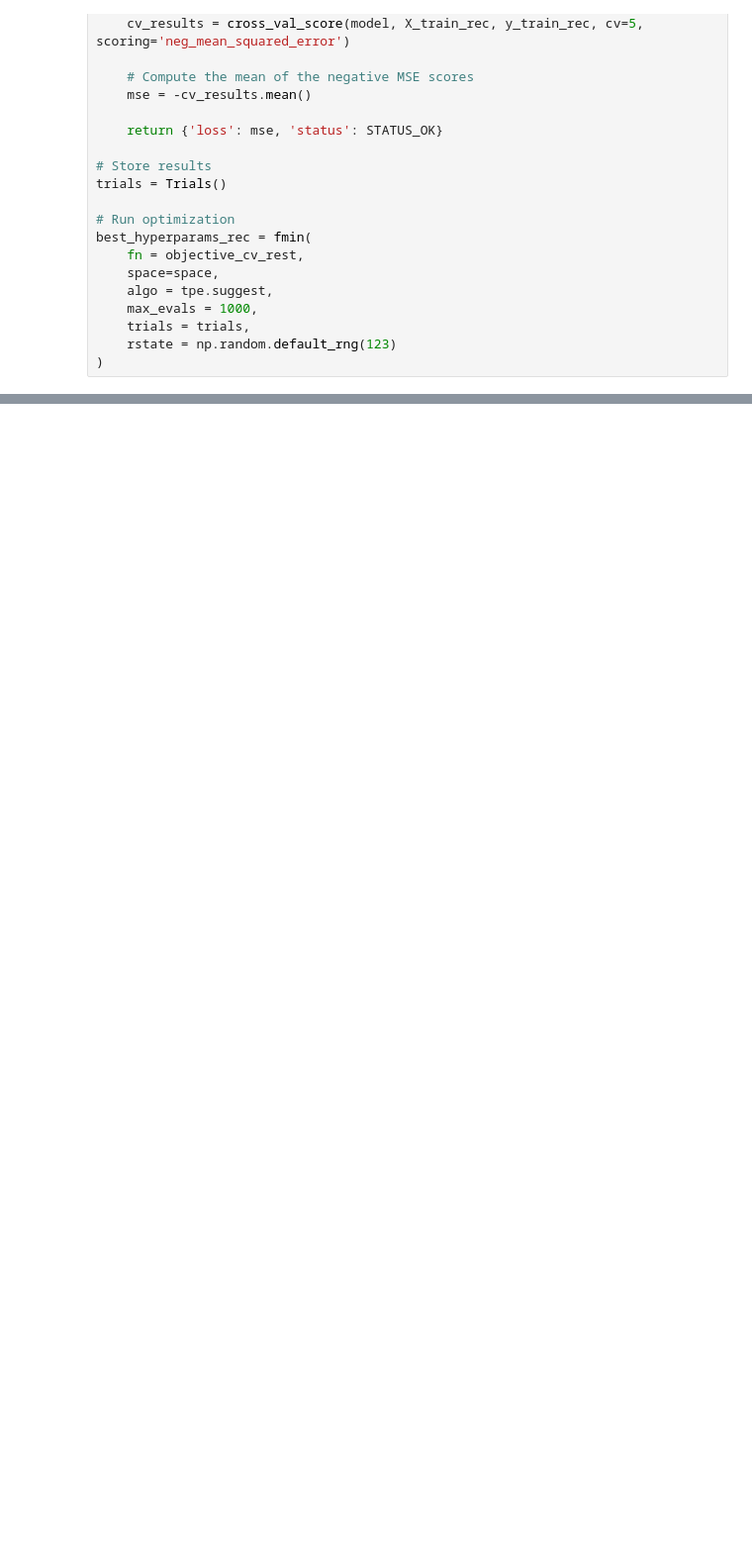
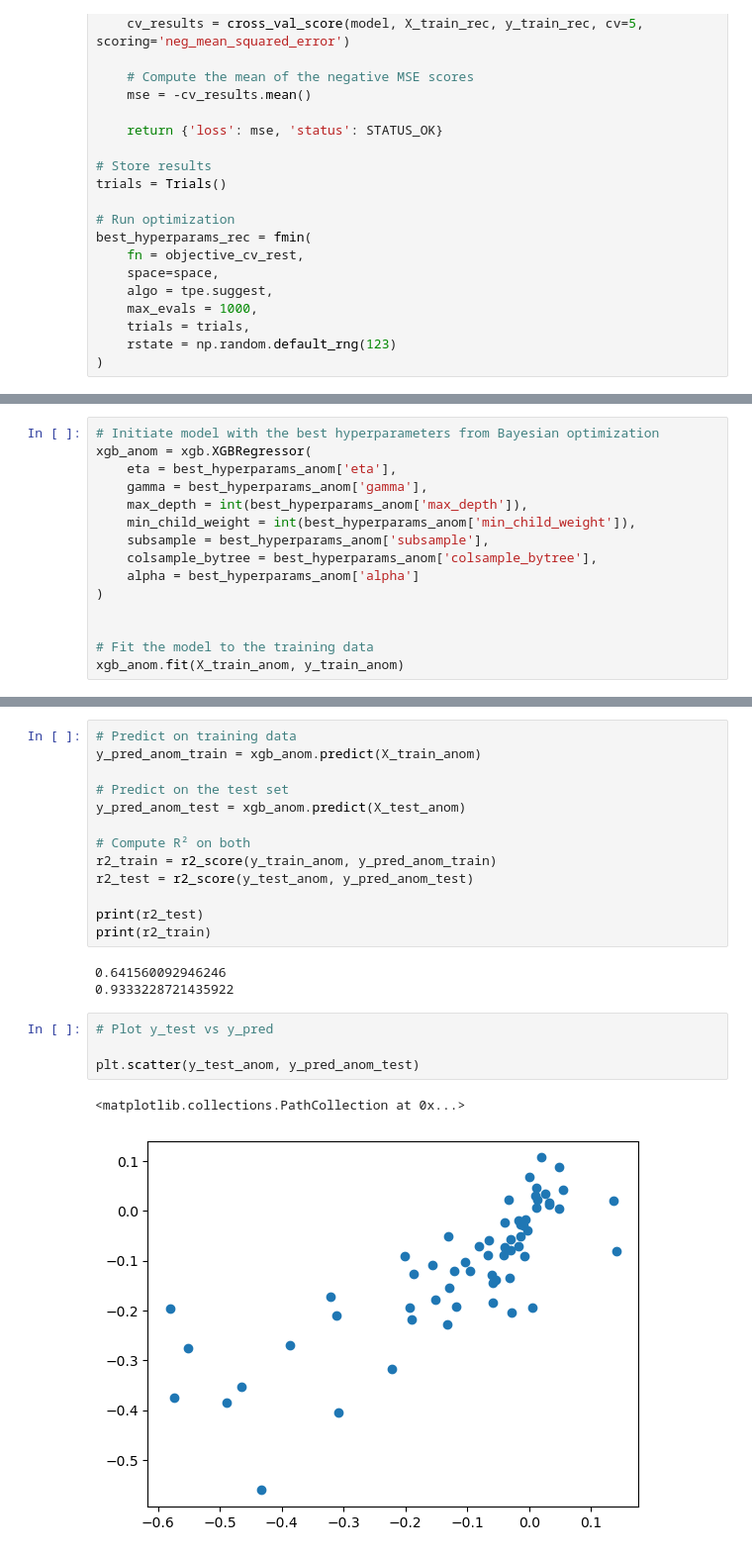
Before and after one commit to bgrandt/masters_thesis, a Jupyter notebook: 5_modeling.ipynb, the cells around one changed output, grey strips where cells are left out. Shown at 99% size. Saved outputs shown, nothing was run; the diff lists cells and outputs as text; blank space fills up the shorter version.

```diff
--- a/5_modeling.ipynb
+++ b/5_modeling.ipynb
@@ -343,0 +429,15 @@ plt.scatter(y_test_rec, y_pred_rec)
+# %%
+# Initiate model with the best hyperparameters from Bayesian optimization
+xgb_anom = xgb.XGBRegressor(
+    eta = best_hyperparams_anom['eta'],
+    gamma = best_hyperparams_anom['gamma'],
+    max_depth = int(best_hyperparams_anom['max_depth']),
+    min_child_weight = int(best_hyperparams_anom['min_child_weight']),
+    subsample = best_hyperparams_anom['subsample'],
+    colsample_bytree = best_hyperparams_anom['colsample_bytree'],
+    alpha = best_hyperparams_anom['alpha']
+)
+
+
+# Fit the model to the training data
+xgb_anom.fit(X_train_anom, y_train_anom)
@@ -344,2 +458,25 @@ plt.scatter(y_test_rec, y_pred_rec)
+# %%
+# Predict on training data
+y_pred_anom_train = xgb_anom.predict(X_train_anom)
+
+# Predict on the test set
+y_pred_anom_test = xgb_anom.predict(X_test_anom)
+
+# Compute R² on both
+r2_train = r2_score(y_train_anom, y_pred_anom_train)
+r2_test = r2_score(y_test_anom, y_pred_anom_test)
+
+print(r2_test)
+print(r2_train)
+# %% [output]
+0.641560092946246
+0.9333228721435922
+# %%
+# Plot y_test vs y_pred
+
+plt.scatter(y_test_anom, y_pred_anom_test)
+# %% [output]
+<matplotlib.collections.PathCollection at 0x...>
+[figure, added]
 # %% [markdown]
 ### Feature importance
```
Also changed, not shown: parts of 53 cells of this notebook, 2 other files.
